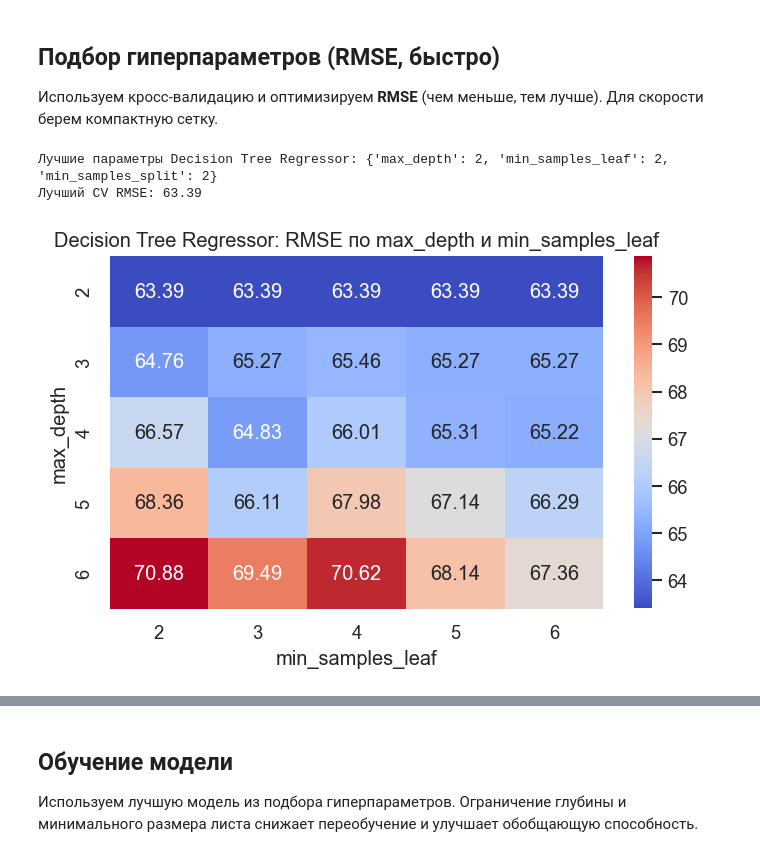
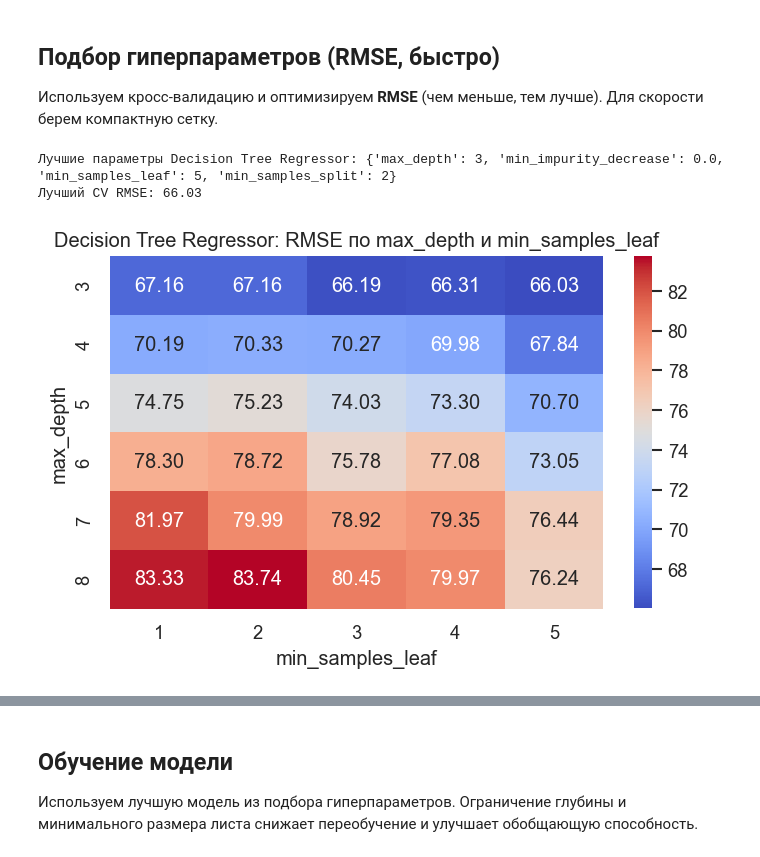
Before and after one commit to phys-dev/ml-recipe-book, a Jupyter notebook: notebooks/03_regression_tree.ipynb, the cells around one changed output, grey strips where cells are left out. Drawn from its saved outputs; the diff is of its cells as text; code cells hidden in the pictures.

Commit message:
Update regression tree

```diff
--- a/notebooks/03_regression_tree.ipynb
+++ b/notebooks/03_regression_tree.ipynb
@@ -51,3 +53,15 @@ target = data["target"]
 X_train, X_test, y_train, y_test = train_test_split(
     features, target, test_size=0.2, random_state=42
 )
+# %%
+# Создаем полиномиальные признаки для улучшения качества
+poly = PolynomialFeatures(degree=2, include_bias=False, interaction_only=True)
+X_train_poly = poly.fit_transform(X_train)
+X_test_poly = poly.transform(X_test)
+
+print(f"Исходное количество признаков: {X_train.shape[1]}")
+print(f"Количество признаков с полиномами: {X_train_poly.shape[1]}")
+
+# Также сохраняем исходные данные для базового дерева
+X_train_base = X_train.copy()
+X_test_base = X_test.copy()
@@ -69,13 +86,14 @@ plt.show()
 # %%
 cv = KFold(n_splits=5, shuffle=True, random_state=42)
 # %%
-# Быстрая сетка для дерева решений
-# max_depth и min_samples_leaf сильнее всего влияют на переобучение
+# Расширенная сетка для дерева решений
+# Добавляем ccp_alpha (cost-complexity pruning) и min_impurity_decrease
 
 tree_param_grid = {
-    "max_depth": [2, 3, 4, 5, 6],
-    "min_samples_leaf": [2, 3, 4, 5, 6],
+    "max_depth": [3, 4, 5, 6, 7, 8],
+    "min_samples_leaf": [1, 2, 3, 4, 5],
     "min_samples_split": [2, 5, 10],
+    "min_impurity_decrease": [0.0, 0.001, 0.01],
 }
 
 tree_search = GridSearchCV(
@@ -87,37 +105,39 @@ tree_search = GridSearchCV(
     refit=True,
 )
 
-tree_search.fit(X_train, y_train)
+tree_search.fit(X_train_poly, y_train)
 print("Лучшие параметры Decision Tree Regressor:", tree_search.best_params_)
 print(f"Лучший CV RMSE: {-tree_search.best_score_:.2f}")
 # %% [output]
-Лучшие параметры Decision Tree Regressor: {'max_depth': 2, 'min_samples_leaf': 2, 'min_samples_split': 2}
-Лучший CV RMSE: 63.39
+Лучшие параметры Decision Tree Regressor: {'max_depth': 3, 'min_impurity_decrease': 0.0, 'min_samples_leaf': 5, 'min_samples_split': 2}
+Лучший CV RMSE: 66.03
 # %%
-# Heatmap по двум параметрам при фиксированном лучшем min_samples_split
+# Heatmap по двум параметрам при фиксированных лучших значениях других
 
 tree_results = pd.DataFrame(tree_search.cv_results_)
 best_split = tree_search.best_params_["min_samples_split"]
+best_impurity = tree_search.best_params_["min_impurity_decrease"]
 
 tree_subset = tree_results[
-    tree_results["param_min_samples_split"] == best_split
+    (tree_results["param_min_samples_split"] == best_split) &
+    (tree_results["param_min_impurity_decrease"] == best_impurity)
 ]
 
 rmse_pivot = (-tree_subset.pivot_table(
     index="param_max_depth",
     columns="param_min_samples_leaf",
     values="mean_test_score",
 ))
 
 plt.figure(figsize=(6, 4))
 sns.heatmap(rmse_pivot, annot=True, fmt=".2f", cmap=HEATMAP_CMAP)
 plt.title("Decision Tree Regressor: RMSE по max_depth и min_samples_leaf")
 plt.xlabel("min_samples_leaf")
 plt.ylabel("max_depth")
 plt.tight_layout()
 plt.show()
 # %% [output]
-[figure, old version]
+[figure, new version]
 # %%
 # Validation curves для дерева регрессии
 
```
Also changed, not shown: parts of 17 cells of this notebook.
